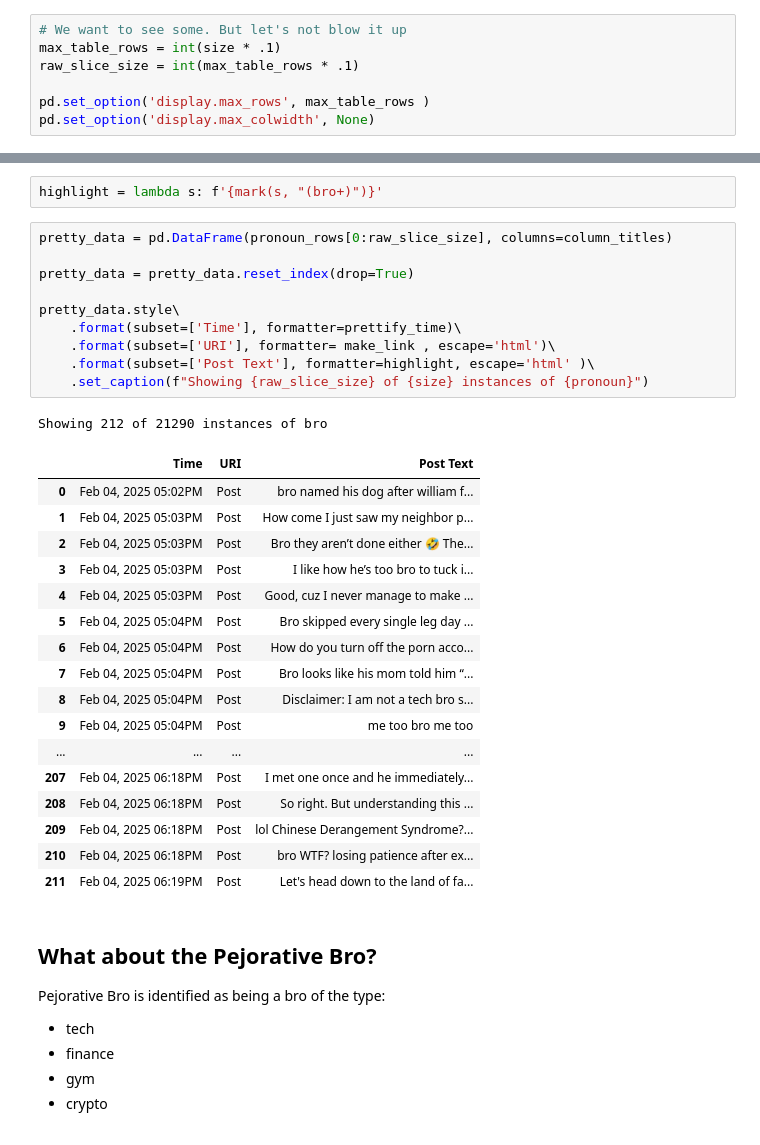
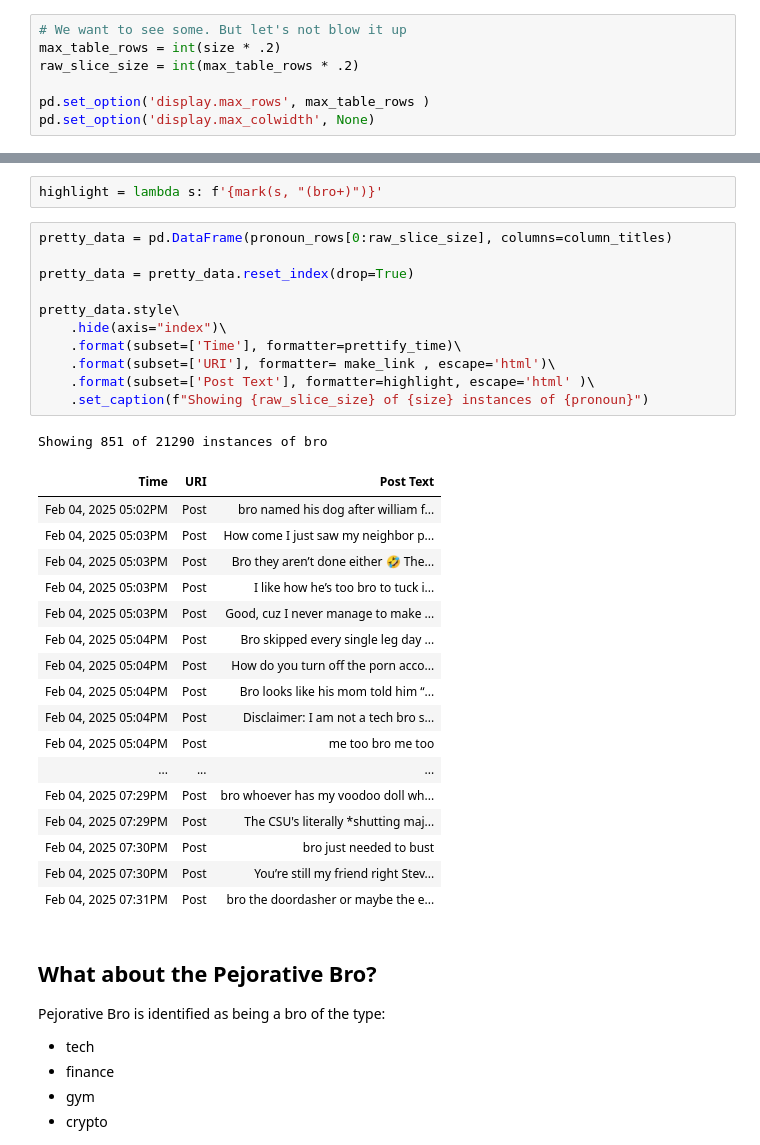
Before and after one commit to paceaux/social-pronouns, a Jupyter notebook: bro.ipynb, the cells around one changed output, grey strips where cells are left out. Cells and saved outputs as stored; diff of their text form.

```diff
--- a/bro.ipynb
+++ b/bro.ipynb
@@ -42,8 +42,8 @@ print(pronoun_rows[0])
 ('2025-02-04T17:02:30.996Z', 'at://did:plc:zljlg7cgdfsl7maqvjjpp7i4/app.bsky.feed.post/3lhejwqzwus2d', 'bro named his dog after william f buckley lmfaoo')
 # %%
 # We want to see some. But let's not blow it up
-max_table_rows = int(size * .1)
-raw_slice_size = int(max_table_rows * .1)
+max_table_rows = int(size * .2)
+raw_slice_size = int(max_table_rows * .2)
 
 pd.set_option('display.max_rows', max_table_rows )
 pd.set_option('display.max_colwidth', None)
@@ -82,32 +84,33 @@ highlight = lambda s: f'{mark(s, "(bro+)")}'
 # %%
 pretty_data = pd.DataFrame(pronoun_rows[0:raw_slice_size], columns=column_titles)
 
 pretty_data = pretty_data.reset_index(drop=True)
 
 pretty_data.style\
+    .hide(axis="index")\
     .format(subset=['Time'], formatter=prettify_time)\
     .format(subset=['URI'], formatter= make_link , escape='html')\
     .format(subset=['Post Text'], formatter=highlight, escape='html' )\
     .set_caption(f"Showing {raw_slice_size} of {size} instances of {pronoun}")
 # %% [output]
-Showing 212 of 21290 instances of bro
+Showing 851 of 21290 instances of bro
-|  | Time | URI | Post Text |
-| 0 | Feb 04, 2025 05:02PM | Post | bro named his dog after william f... |
-| 1 | Feb 04, 2025 05:03PM | Post | How come I just saw my neighbor p... |
-| 2 | Feb 04, 2025 05:03PM | Post | Bro they aren’t done either 🤣 The... |
-| 3 | Feb 04, 2025 05:03PM | Post | I like how he’s too bro to tuck i... |
-| 4 | Feb 04, 2025 05:03PM | Post | Good, cuz I never manage to make ... |
-| 5 | Feb 04, 2025 05:04PM | Post | Bro skipped every single leg day ... |
-| 6 | Feb 04, 2025 05:04PM | Post | How do you turn off the porn acco... |
-| 7 | Feb 04, 2025 05:04PM | Post | Bro looks like his mom told him “... |
-| 8 | Feb 04, 2025 05:04PM | Post | Disclaimer: I am not a tech bro s... |
-| 9 | Feb 04, 2025 05:04PM | Post | me too bro me too |
-| ... | ... | ... | ... |
-| 207 | Feb 04, 2025 06:18PM | Post | I met one once and he immediately... |
-| 208 | Feb 04, 2025 06:18PM | Post | So right. But understanding this ... |
-| 209 | Feb 04, 2025 06:18PM | Post | lol Chinese Derangement Syndrome?... |
-| 210 | Feb 04, 2025 06:18PM | Post | bro WTF? losing patience after ex... |
-| 211 | Feb 04, 2025 06:19PM | Post | Let's head down to the land of fa... |
+| Time | URI | Post Text |
+| Feb 04, 2025 05:02PM | Post | bro named his dog after william f... |
+| Feb 04, 2025 05:03PM | Post | How come I just saw my neighbor p... |
+| Feb 04, 2025 05:03PM | Post | Bro they aren’t done either 🤣 The... |
+| Feb 04, 2025 05:03PM | Post | I like how he’s too bro to tuck i... |
+| Feb 04, 2025 05:03PM | Post | Good, cuz I never manage to make ... |
+| Feb 04, 2025 05:04PM | Post | Bro skipped every single leg day ... |
+| Feb 04, 2025 05:04PM | Post | How do you turn off the porn acco... |
+| Feb 04, 2025 05:04PM | Post | Bro looks like his mom told him “... |
+| Feb 04, 2025 05:04PM | Post | Disclaimer: I am not a tech bro s... |
+| Feb 04, 2025 05:04PM | Post | me too bro me too |
+| ... | ... | ... |
+| Feb 04, 2025 07:29PM | Post | bro whoever has my voodoo doll wh... |
+| Feb 04, 2025 07:29PM | Post | The CSU's literally *shutting maj... |
+| Feb 04, 2025 07:30PM | Post | bro just needed to bust |
+| Feb 04, 2025 07:30PM | Post | You’re still my friend right Stev... |
+| Feb 04, 2025 07:31PM | Post | bro the doordasher or maybe the e... |
 # %% [markdown]
 ## What about the Pejorative Bro?
 Pejorative Bro is identified  as being a bro of the type:
```
Also changed, not shown: parts of 9 cells of this notebook.
